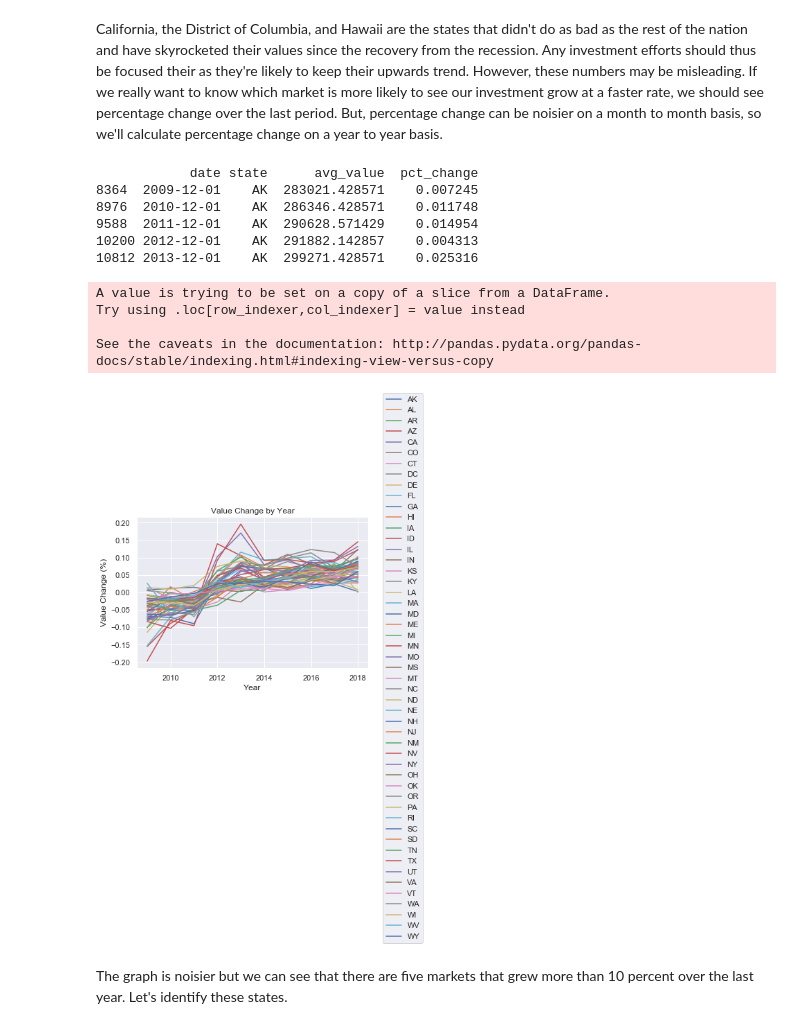
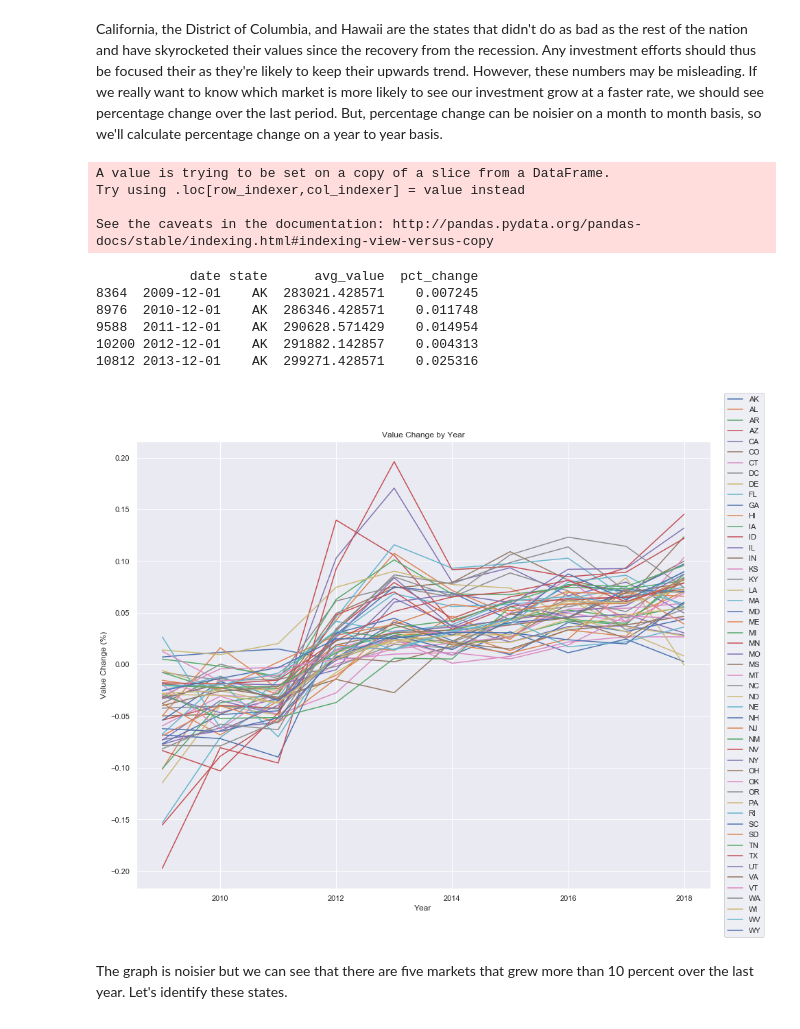
Before and after one commit to MartnAR/IST718, a Jupyter notebook: Labs/Alonso_Lab2_2019/Lab 2 Project.ipynb, the cells around one changed output. Cells and saved outputs as stored; diff of their text form; code cells hidden in the pictures.

```diff
--- a/Labs/Alonso_Lab2_2019/Lab 2 Project.ipynb
+++ b/Labs/Alonso_Lab2_2019/Lab 2 Project.ipynb
@@ -308,35 +316,35 @@ California, the District of Columbia, and Hawaii are the states that didn't do a
 # %%
 # Identify December observations
 dec_obs = state['date'].map(lambda x: x.month) == 12
 state_dec = state[dec_obs]
 
 # Calculate value percentage change for each state
 state_dec['pct_change'] = state_dec['avg_value'].div(state_dec.groupby('state')['avg_value'].shift(1))-1
 state_dec = state_dec.dropna()
 print(state_dec.sort_values(['state', 'date']).head())
 
 # Plot the percentage changes for each state.
 state_pct_df = state_dec.pivot(index='date', columns='state', values='pct_change')
 
 # Plot the data
-state_pct_df.plot()
+state_pct_df.plot(figsize=(15,12))
 _ = plt.xlabel('Year')
 _ = plt.ylabel('Value Change (%)')
 _ = plt.title('Value Change by Year')
-plt.legend(loc='center right', bbox_to_anchor=[1.25, 0])
+plt.legend(loc='center right', bbox_to_anchor=[1.1, 0.5])
 plt.show()
 # %% [output]
-            date state      avg_value  pct_change
-8364  2009-12-01    AK  283021.428571    0.007245
-8976  2010-12-01    AK  286346.428571    0.011748
-9588  2011-12-01    AK  290628.571429    0.014954
-10200 2012-12-01    AK  291882.142857    0.004313
-10812 2013-12-01    AK  299271.428571    0.025316
+A value is trying to be set on a copy of a slice from a DataFrame.
+Try using .loc[row_indexer,col_indexer] = value instead
+
+See the caveats in the documentation: http://pandas.pydata.org/pandas-docs/stable/indexing.html#indexing-view-versus-copy
-A value is trying to be set on a copy of a slice from a DataFrame.
-Try using .loc[row_indexer,col_indexer] = value instead
-
-See the caveats in the documentation: http://pandas.pydata.org/pandas-docs/stable/indexing.html#indexing-view-versus-copy
+            date state      avg_value  pct_change
+8364  2009-12-01    AK  283021.428571    0.007245
+8976  2010-12-01    AK  286346.428571    0.011748
+9588  2011-12-01    AK  290628.571429    0.014954
+10200 2012-12-01    AK  291882.142857    0.004313
+10812 2013-12-01    AK  299271.428571    0.025316
-[figure, old version]
+[figure, new version]
 # %% [markdown]
 The graph is noisier but we can see that there are five markets that grew more than 10 percent over the last year. Let's identify these states.
 # %%
```
Also changed, not shown: parts of 40 cells of this notebook.
